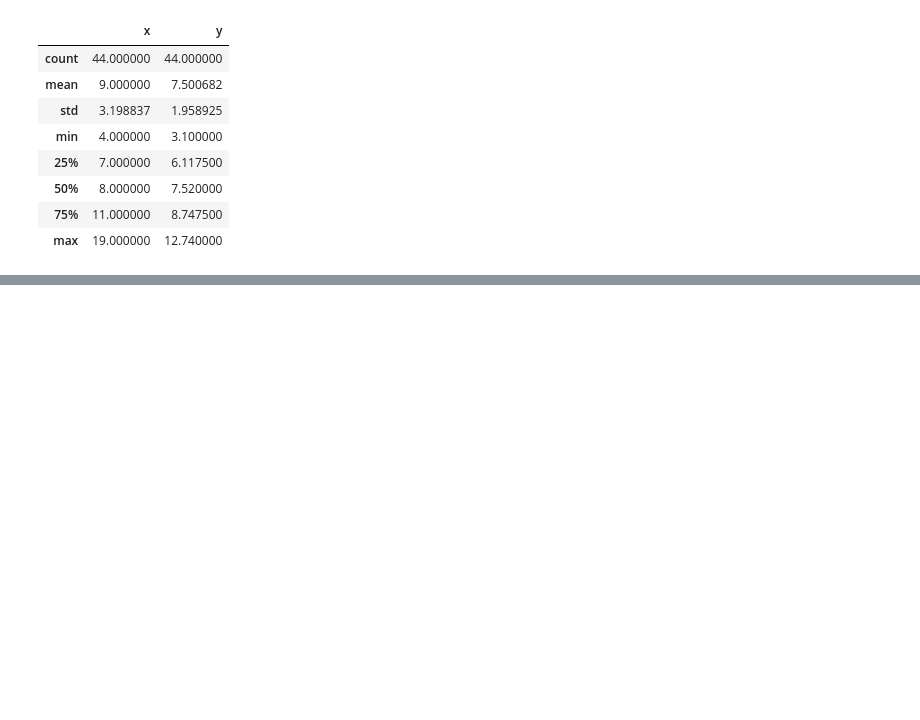
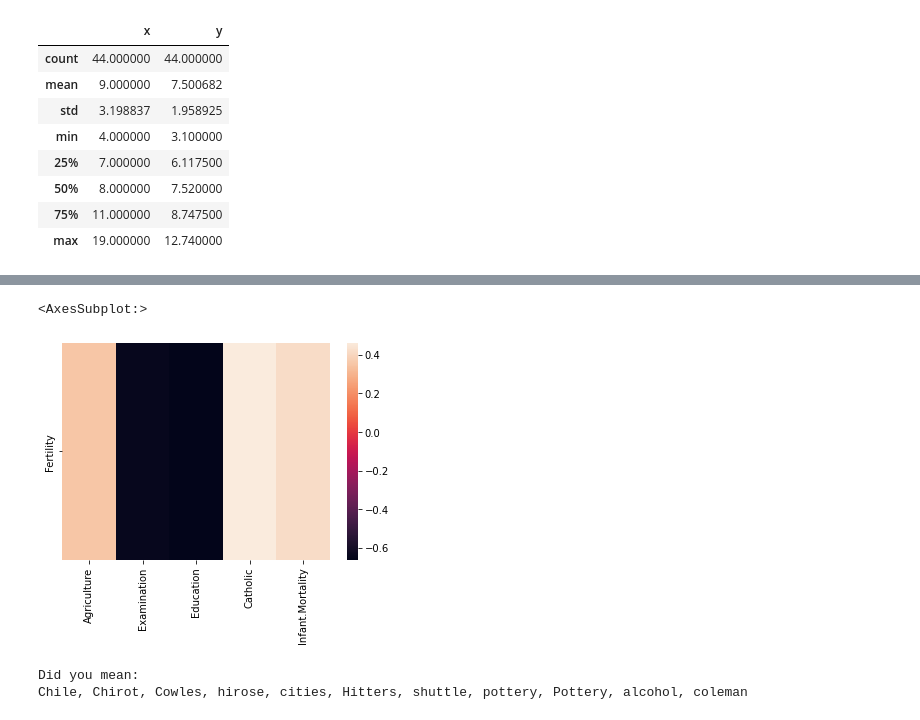
Before and after one commit to lawrence-sao/numpy-pandas-visualization-exercises, a Jupyter notebook: seaborn exercises.ipynb, the cells around one changed output, grey strips where cells are left out. Saved outputs shown, nothing was run; the diff lists cells and outputs as text; code cells hidden in the pictures; blank space fills up the shorter version.

```diff
--- a/seaborn exercises.ipynb
+++ b/seaborn exercises.ipynb
@@ -84,0 +150,18 @@ anscombe.describe()
+# %%
+correlation_swiss = swiss.corr()
+correlation_swiss = correlation_swiss.drop(columns=["Fertility","is_catholic"])
+correlation_swiss = correlation_swiss.head(1)
+correlation_swiss
+sns.heatmap(correlation_swiss)
+
+##Answer: Catholicism correlates most strongly with Fertility rates
+# %% [output]
+<AxesSubplot:>
+[figure, added]
+# %%
+chipotle = data('chipotle')
+
+##not sure how to pull the chipotle dataset
+# %% [output]
+Did you mean:
+Chile, Chirot, Cowles, hirose, cities, Hitters, shuttle, pottery, Pottery, alcohol, coleman
```
Also changed, not shown: parts of 16 cells of this notebook, 1 other file.
